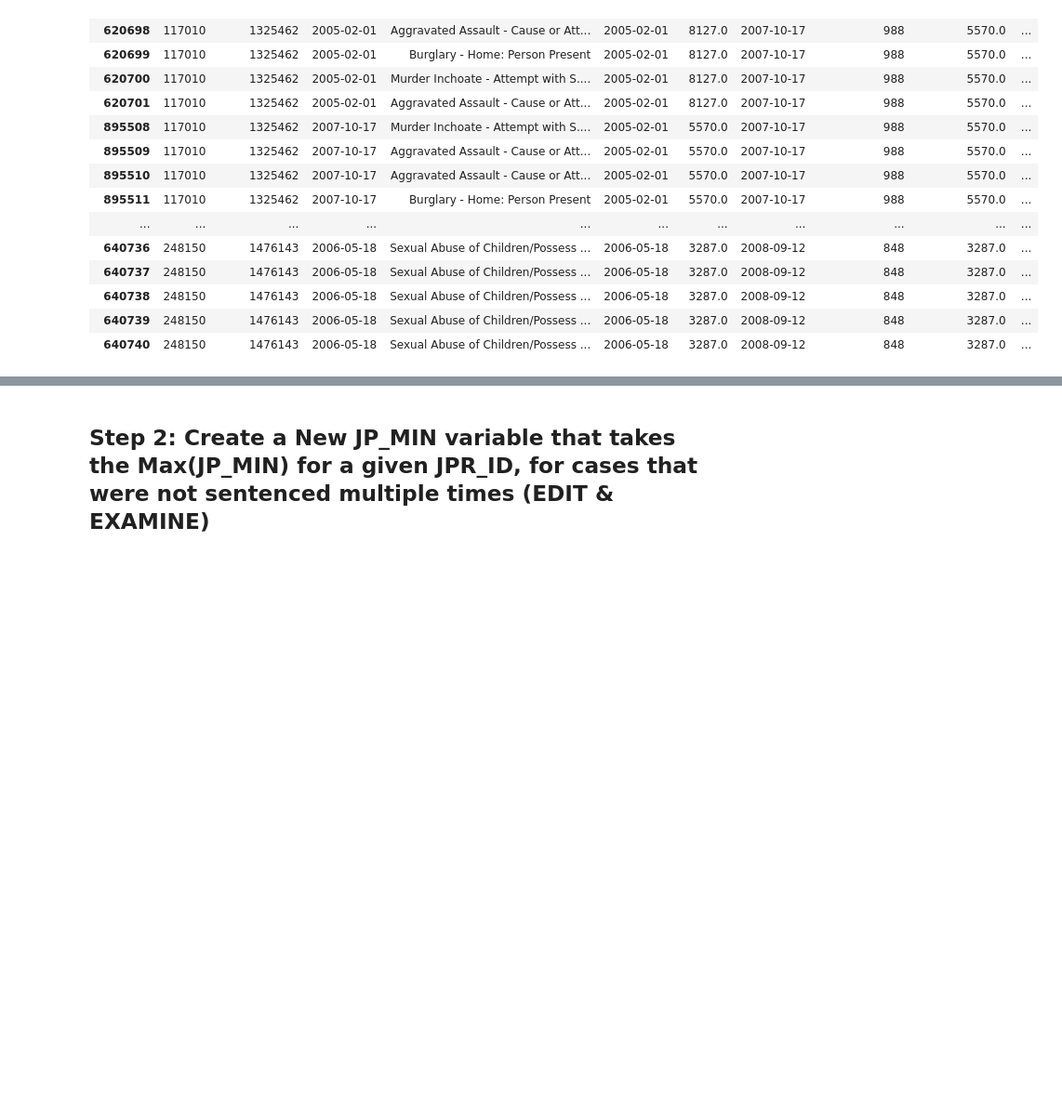
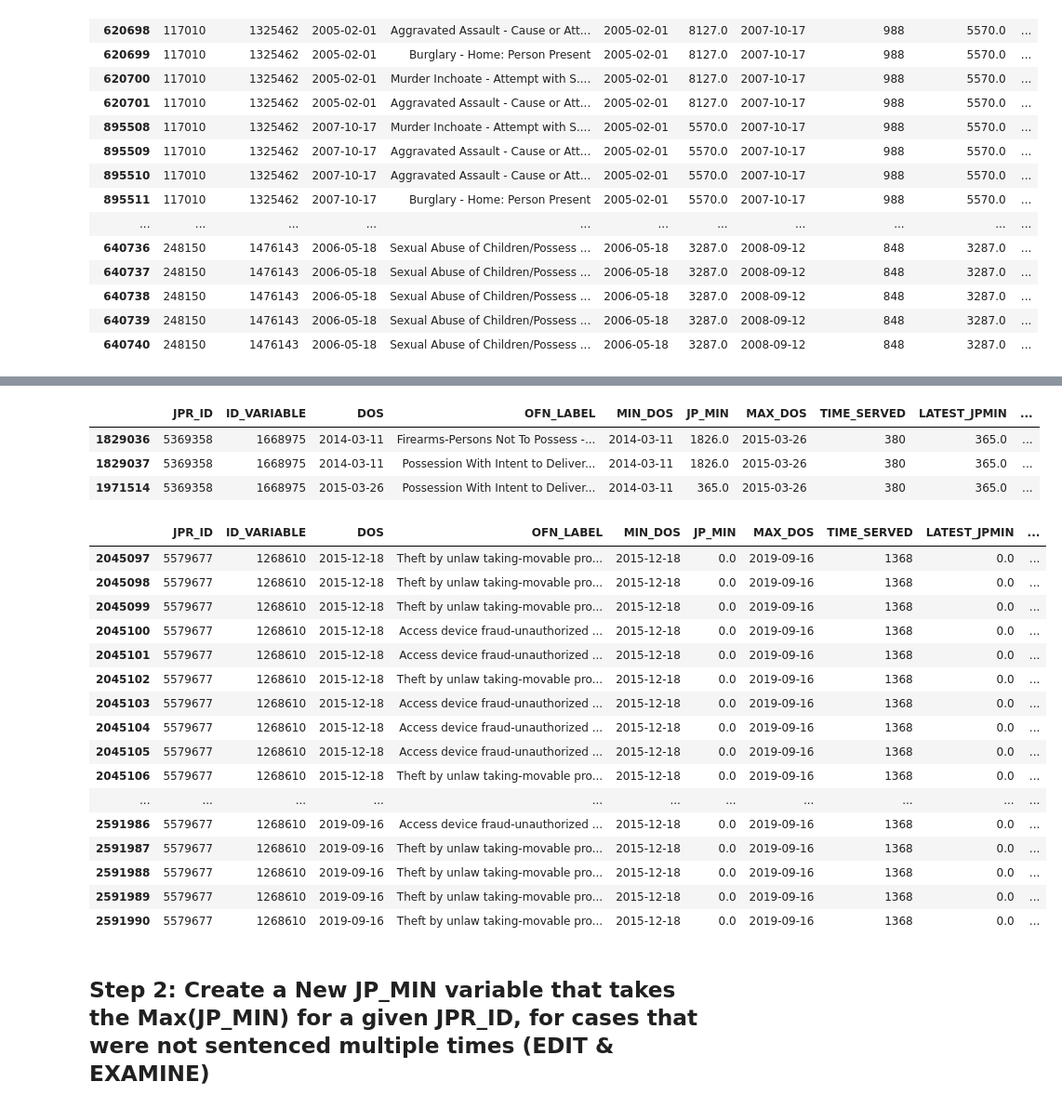
Before and after one commit to aud-z/PA_sentencing, a Jupyter notebook: data_cleaning_pipeline_additional_analysis.ipynb, the cells around one changed output, grey strips where cells are left out. Shown at 93% size. Saved outputs shown, nothing was run; the diff lists cells and outputs as text; code cells hidden in the pictures; blank space fills up the shorter version.

```diff
--- a/data_cleaning_pipeline_additional_analysis.ipynb
+++ b/data_cleaning_pipeline_additional_analysis.ipynb
@@ -511,10 +534,12 @@ more_than_one_dos_df["TIME_SERVED"] = more_than_one_dos_df["TIME_SERVED"].dt.day
 more_than_one_dos_df["LATEST_JPMIN"] = more_than_one_dos_df.groupby("JPR_ID")["JP_MIN"].transform("last")
 
 #calculate an adjusted JP_MIN from the logic provided by Miranda
-more_than_one_dos_df['ADJ_JPMIN'] = more_than_one_dos_df["LATEST_JPMIN"] - more_than_one_dos_df["TIME_SERVED"]
+# ORIG: more_than_one_dos_df['ADJ_JPMIN'] = more_than_one_dos_df["LATEST_JPMIN"] - more_than_one_dos_df["TIME_SERVED"]
+#!!! AZ edit, to remove the issue where ADJ_JPMIN ends up negative
+more_than_one_dos_df['ADJ_JPMIN'] = np.where(more_than_one_dos_df['LATEST_JPMIN']>0, more_than_one_dos_df["LATEST_JPMIN"] - more_than_one_dos_df["TIME_SERVED"], more_than_one_dos_df['LATEST_JPMIN'])
 
 # # more_than_one_dos_df[:20][["JPR_ID", "DOS", "OFN_LABEL", "PRS", "JP_MIN", "ADJ_JPMIN", "INC_SANCTION_EXISTS", "NEW_DOS"]]
-more_than_one_dos_df[:20][["JPR_ID", "ID_VARIABLE", "DOS", "OFN_LABEL", "MIN_DOS", "JP_MIN", "MAX_DOS", "TIME_SERVED", "LATEST_JPMIN", "ADJ_JPMIN"]]
+more_than_one_dos_df[:20][["JPR_ID", "ID_VARIABLE", "DOS", "OFN_LABEL", "MIN_DOS", "JP_MIN", "MAX_DOS", "TIME_SERVED", "LATEST_JPMIN", "ADJ_JPMIN", "INC_REL_NUMERIC", "CHARGE_COUNT"]]
 # %% [output]
 |  | JPR_ID | ID_VARIABLE | DOS | OFN_LABEL | MIN_DOS | JP_MIN | MAX_DOS | TIME_SERVED | LATEST_JPMIN | ... |
 | 569776 | 92399 | 1877126 | 2005-01-06 | Murder of The Second Degree | 2005-01-06 | 30346.0 | 2016-06-27 | 4190 | 30346.0 | ... |
@@ -536 +588,32 @@ more_than_one_dos_df[:20][["JPR_ID", "ID_VARIABLE", "DOS", "OFN_LABEL", "MIN_DOS
+# %%
+# This is an example where the earlier sentencing date had more charges than the later one
+# !!! AZ NOTE TO TEAM: there is a negative ADJ_JPMIN value here - should be 0 if there is no sentence. should be an easy fix and doesn't impact any downstream analyses since we use ADJ_JPMIN > 0 for analyses
+
+more_than_one_dos_df[(more_than_one_dos_df['ID_VARIABLE']==1668975) & (more_than_one_dos_df['JPR_ID']==5369358)][["JPR_ID", "ID_VARIABLE", "DOS", "OFN_LABEL", "MIN_DOS", "JP_MIN", "MAX_DOS", "TIME_SERVED", "LATEST_JPMIN", "ADJ_JPMIN", "INC_REL_NUMERIC", "CHARGE_COUNT"]]
+# %% [output]
+|  | JPR_ID | ID_VARIABLE | DOS | OFN_LABEL | MIN_DOS | JP_MIN | MAX_DOS | TIME_SERVED | LATEST_JPMIN | ... |
+| 1829036 | 5369358 | 1668975 | 2014-03-11 | Firearms-Persons Not To Possess -... | 2014-03-11 | 1826.0 | 2015-03-26 | 380 | 365.0 | ... |
+| 1829037 | 5369358 | 1668975 | 2014-03-11 | Possession With Intent to Deliver... | 2014-03-11 | 1826.0 | 2015-03-26 | 380 | 365.0 | ... |
+| 1971514 | 5369358 | 1668975 | 2015-03-26 | Possession With Intent to Deliver... | 2014-03-11 | 365.0 | 2015-03-26 | 380 | 365.0 | ... |
+# %%
+# !!! AZ NOTE TO TEAM: there is a negative ADJ_JPMIN value here - should be 0 if there is no sentence. should be an easy fix and doesn't impact any downstream analyses since we use ADJ_JPMIN > 0 for analyses
+more_than_one_dos_df[(more_than_one_dos_df['ID_VARIABLE']==1268610) & (more_than_one_dos_df['JPR_ID']==5579677)][["JPR_ID", "ID_VARIABLE", "DOS", "OFN_LABEL", "MIN_DOS", "JP_MIN", "MAX_DOS", "TIME_SERVED", "LATEST_JPMIN", "ADJ_JPMIN", "INC_REL_NUMERIC", "CHARGE_COUNT"]]
+# %% [output]
+|  | JPR_ID | ID_VARIABLE | DOS | OFN_LABEL | MIN_DOS | JP_MIN | MAX_DOS | TIME_SERVED | LATEST_JPMIN | ... |
+| 2045097 | 5579677 | 1268610 | 2015-12-18 | Theft by unlaw taking-movable pro... | 2015-12-18 | 0.0 | 2019-09-16 | 1368 | 0.0 | ... |
+| 2045098 | 5579677 | 1268610 | 2015-12-18 | Theft by unlaw taking-movable pro... | 2015-12-18 | 0.0 | 2019-09-16 | 1368 | 0.0 | ... |
+| 2045099 | 5579677 | 1268610 | 2015-12-18 | Theft by unlaw taking-movable pro... | 2015-12-18 | 0.0 | 2019-09-16 | 1368 | 0.0 | ... |
+| 2045100 | 5579677 | 1268610 | 2015-12-18 | Access device fraud-unauthorized ... | 2015-12-18 | 0.0 | 2019-09-16 | 1368 | 0.0 | ... |
+| 2045101 | 5579677 | 1268610 | 2015-12-18 | Access device fraud-unauthorized ... | 2015-12-18 | 0.0 | 2019-09-16 | 1368 | 0.0 | ... |
+| 2045102 | 5579677 | 1268610 | 2015-12-18 | Theft by unlaw taking-movable pro... | 2015-12-18 | 0.0 | 2019-09-16 | 1368 | 0.0 | ... |
+| 2045103 | 5579677 | 1268610 | 2015-12-18 | Access device fraud-unauthorized ... | 2015-12-18 | 0.0 | 2019-09-16 | 1368 | 0.0 | ... |
+| 2045104 | 5579677 | 1268610 | 2015-12-18 | Access device fraud-unauthorized ... | 2015-12-18 | 0.0 | 2019-09-16 | 1368 | 0.0 | ... |
+| 2045105 | 5579677 | 1268610 | 2015-12-18 | Access device fraud-unauthorized ... | 2015-12-18 | 0.0 | 2019-09-16 | 1368 | 0.0 | ... |
+| 2045106 | 5579677 | 1268610 | 2015-12-18 | Theft by unlaw taking-movable pro... | 2015-12-18 | 0.0 | 2019-09-16 | 1368 | 0.0 | ... |
+| ... | ... | ... | ... | ... | ... | ... | ... | ... | ... | ... |
+| 2591986 | 5579677 | 1268610 | 2019-09-16 | Access device fraud-unauthorized ... | 2015-12-18 | 0.0 | 2019-09-16 | 1368 | 0.0 | ... |
+| 2591987 | 5579677 | 1268610 | 2019-09-16 | Theft by unlaw taking-movable pro... | 2015-12-18 | 0.0 | 2019-09-16 | 1368 | 0.0 | ... |
+| 2591988 | 5579677 | 1268610 | 2019-09-16 | Theft by unlaw taking-movable pro... | 2015-12-18 | 0.0 | 2019-09-16 | 1368 | 0.0 | ... |
+| 2591989 | 5579677 | 1268610 | 2019-09-16 | Theft by unlaw taking-movable pro... | 2015-12-18 | 0.0 | 2019-09-16 | 1368 | 0.0 | ... |
+| 2591990 | 5579677 | 1268610 | 2019-09-16 | Theft by unlaw taking-movable pro... | 2015-12-18 | 0.0 | 2019-09-16 | 1368 | 0.0 | ... |
 # %%
```
Also changed, not shown: parts of 92 cells of this notebook.
